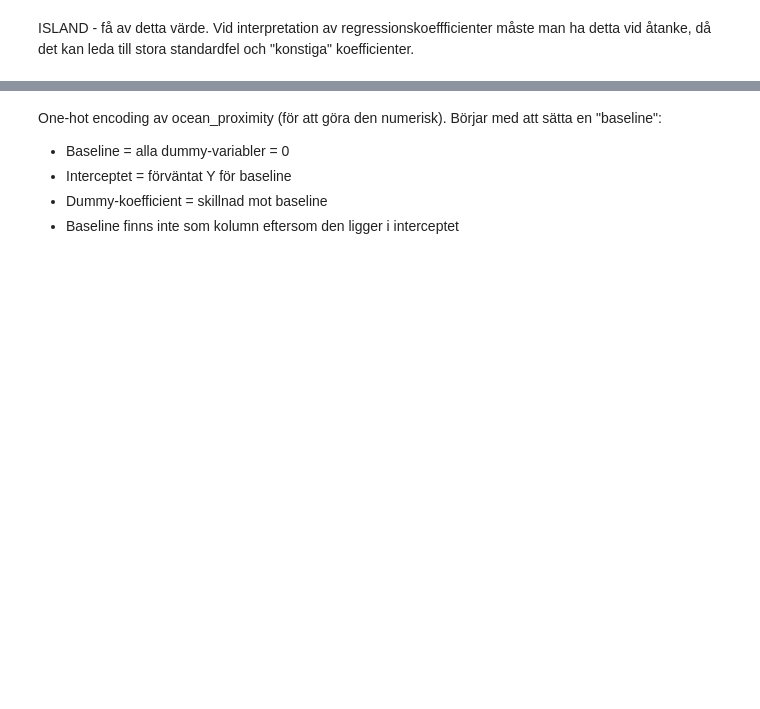
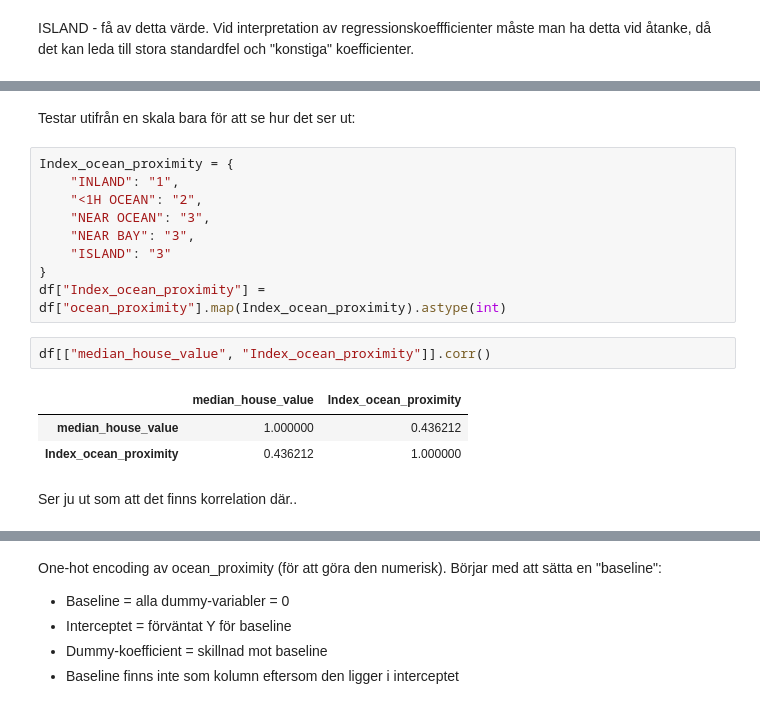
Before and after one commit to F-Degerman/statistical-methods-FANNY-DEGERMAN, a Jupyter notebook: Laboration-Statistik/lab_housing.ipynb, the cells around one changed output, grey strips where cells are left out. Cells and saved outputs as stored; diff of their text form; blank space fills up the shorter version.

```diff
--- a/Laboration-Statistik/lab_housing.ipynb
+++ b/Laboration-Statistik/lab_housing.ipynb
@@ -124,0 +181,19 @@ ISLAND - få av detta värde. Vid interpretation av regressionskoeffficienter m
+# %% [markdown]
+Testar utifrån en skala bara för att se hur det ser ut:
+# %%
+Index_ocean_proximity = {
+    "INLAND": "1",
+    "<1H OCEAN": "2",
+    "NEAR OCEAN": "3",
+    "NEAR BAY": "3",
+    "ISLAND": "3"
+}
+df["Index_ocean_proximity"] = df["ocean_proximity"].map(Index_ocean_proximity).astype(int)
+# %%
+df[["median_house_value", "Index_ocean_proximity"]].corr()
+# %% [output]
+|  | median_house_value | Index_ocean_proximity |
+| median_house_value | 1.000000 | 0.436212 |
+| Index_ocean_proximity | 0.436212 | 1.000000 |
+# %% [markdown]
+Ser ju ut som att det finns korrelation där..
```
Also changed, not shown: parts of 10 cells of this notebook, 4 other files.
